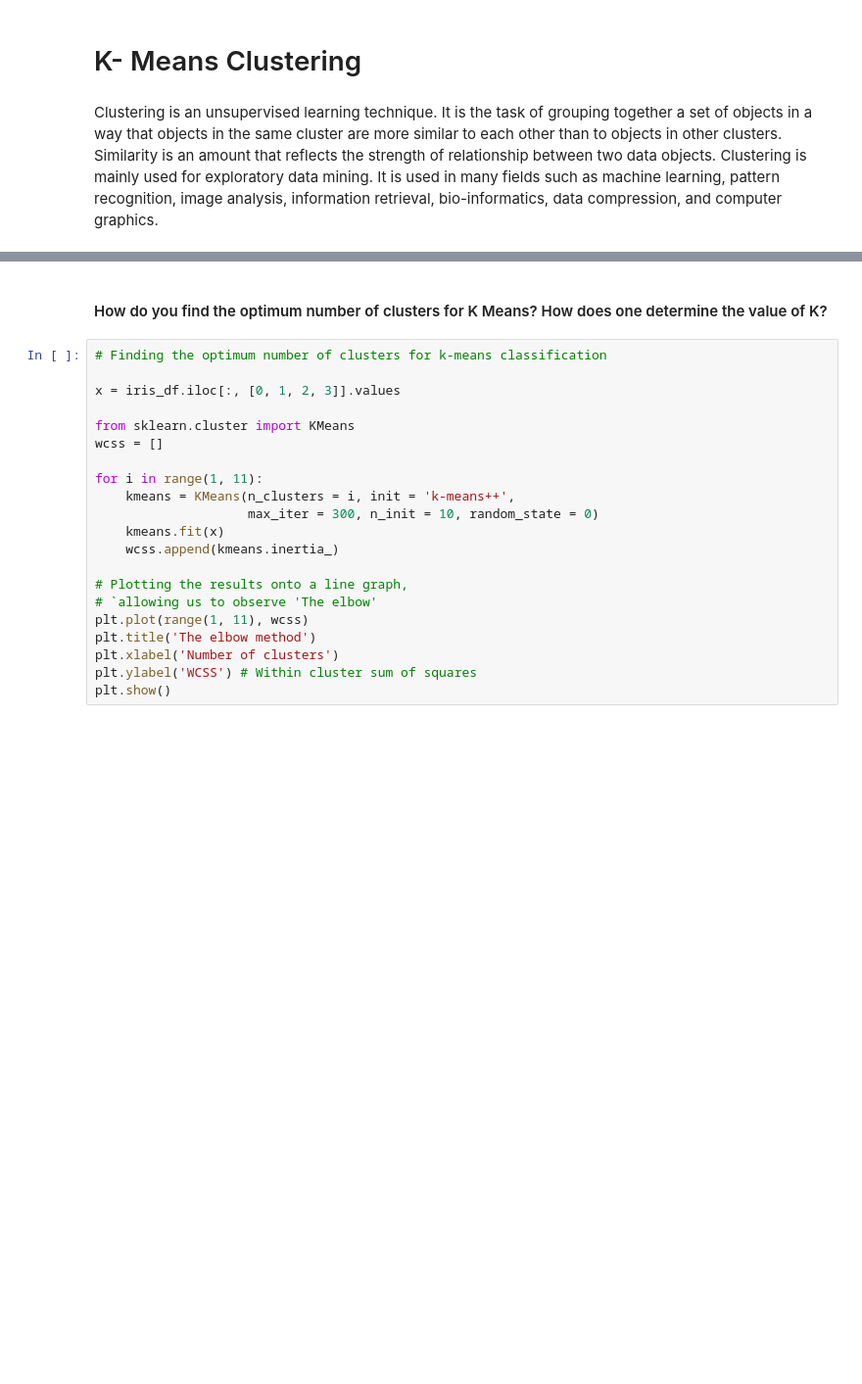
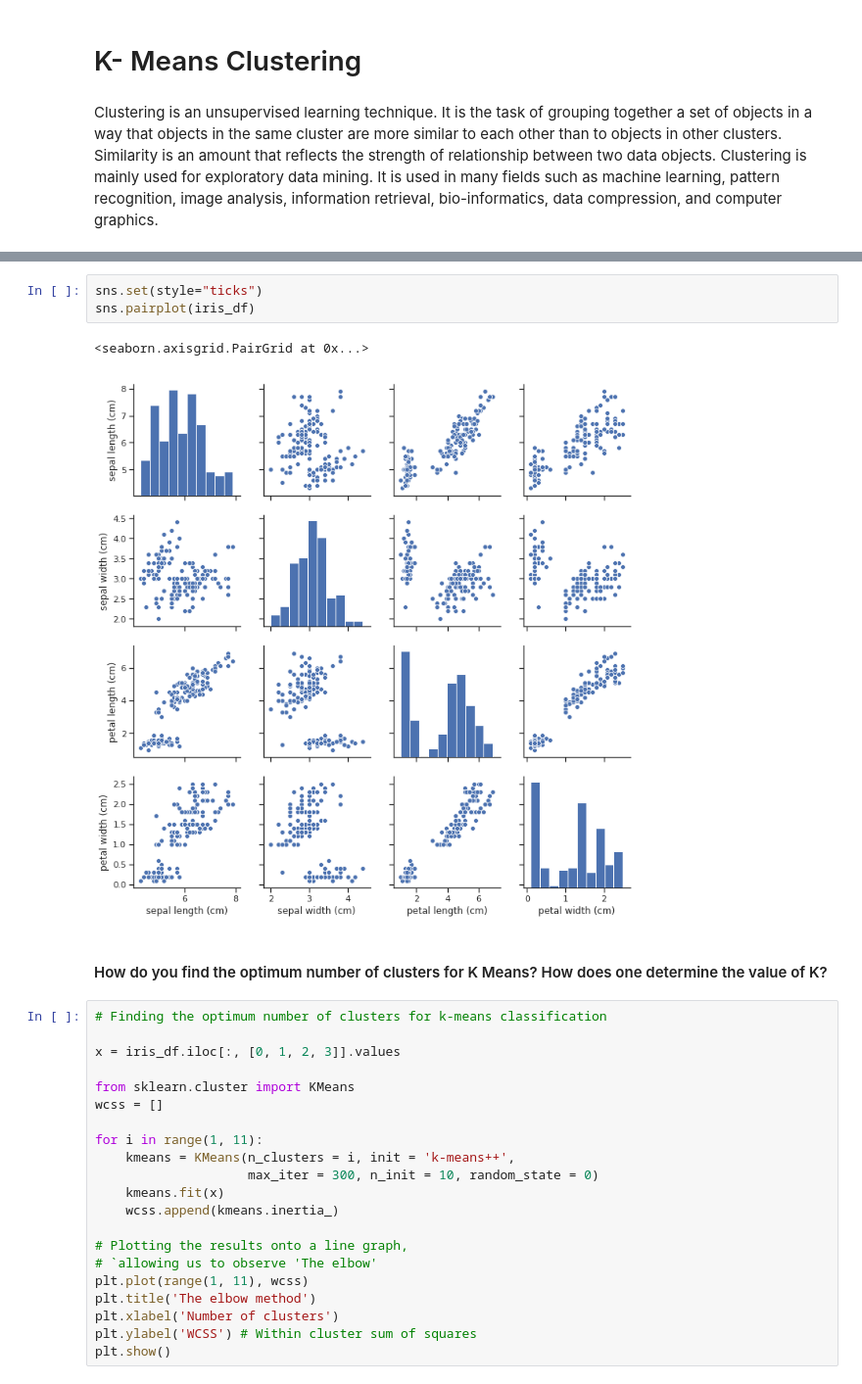
Before and after one commit to trupti1605/sparksfoundationinternship-, a Jupyter notebook: Sol2. KMeans_Clustering.ipynb, the cells around one changed output, grey strips where cells are left out. Shown at 98% size. Saved outputs shown, nothing was run; the diff lists cells and outputs as text; blank space fills up the shorter version.

```diff
--- a/Sol2. KMeans_Clustering.ipynb
+++ b/Sol2. KMeans_Clustering.ipynb
@@ -23,3 +53,9 @@ iris_df.head() # See the first 5 rows
+# %%
+sns.set(style="ticks")
+sns.pairplot(iris_df)
+# %% [output]
+<seaborn.axisgrid.PairGrid at 0x...>
+[figure, added]
 # %% [markdown]
 #### How do you find the optimum number of clusters for K Means? How does one determine the value of K?
 # %%
```
Also changed, not shown: parts of 8 cells of this notebook.
